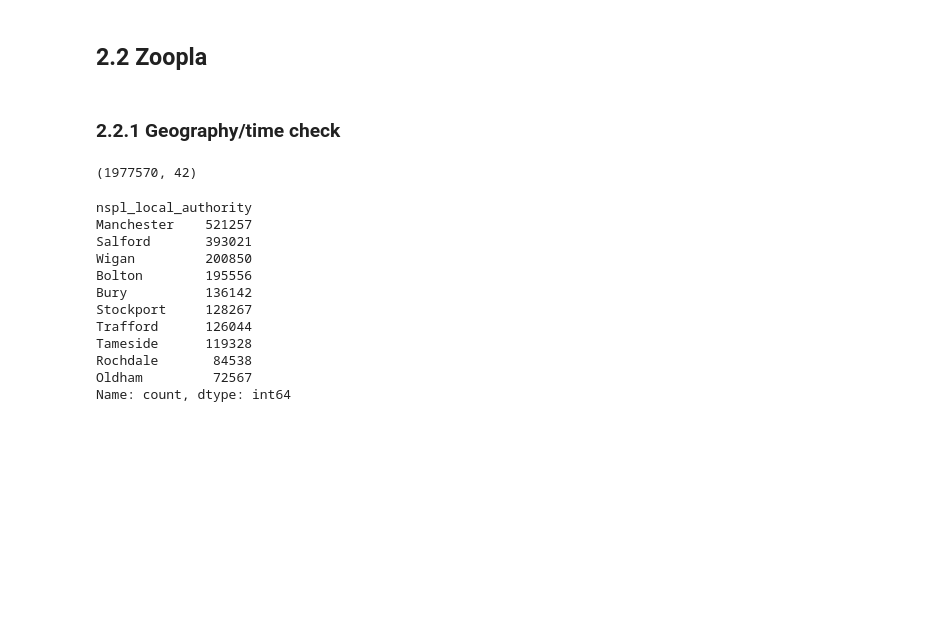
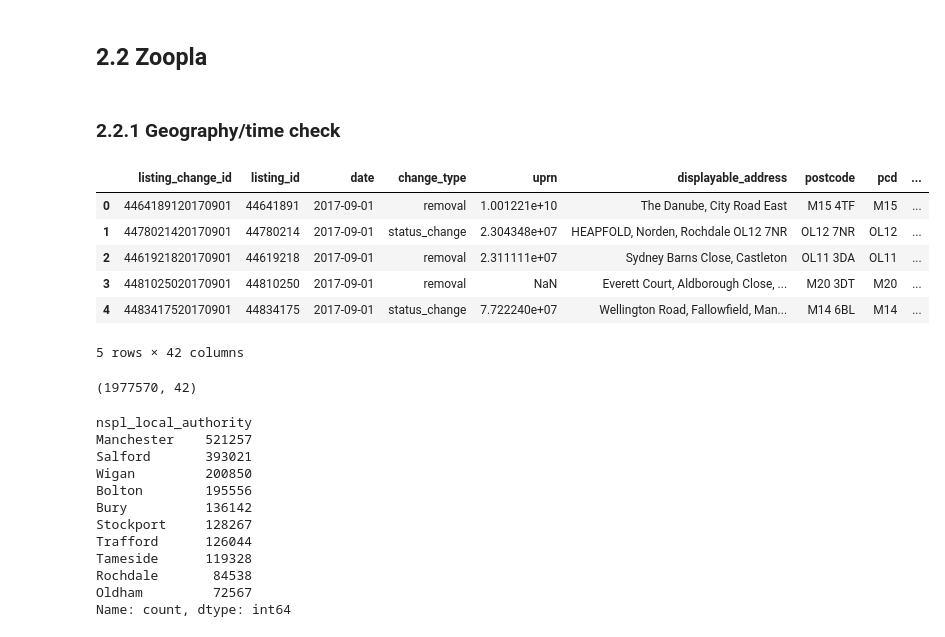
Before and after one commit to YunbeiOu/WTP_EPC_EnergyCrisis, a Jupyter notebook: notebooks/01data-preparation.ipynb, the cells around one changed output. Cells and saved outputs as stored; diff of their text form; code cells hidden in the pictures; blank space fills up the shorter version.

```diff
--- a/notebooks/01data-preparation.ipynb
+++ b/notebooks/01data-preparation.ipynb
@@ -11,7 +20,7 @@ pd.set_option('display.max_rows', None)
 ## 1.1 EPC
 # %%
 # read data from all certificates
-dir = 'data/01_raw/EPC_all'
+dir = 'D:\\Data\\EPC_all\\all-domestic-certificates'
 
 las = os.listdir(dir)
 
@@ -405,6 +530,16 @@ epcs_dedu.to_csv('data/02_intermediate/epc.csv.gz', index=False, compression='gz
 ## 2.2 Zoopla
 # %% [markdown]
 ### 2.2.1 Geography/time check
+# %%
+listings.head()
+# %% [output]
+|  | listing_change_id | listing_id | date | change_type | uprn | displayable_address | postcode | pcd | ... |
+| 0 | 4464189120170901 | 44641891 | 2017-09-01 | removal | 1.001221e+10 | The Danube, City Road East | M15 4TF | M15 | ... |
+| 1 | 4478021420170901 | 44780214 | 2017-09-01 | status_change | 2.304348e+07 | HEAPFOLD, Norden, Rochdale OL12 7NR | OL12 7NR | OL12 | ... |
+| 2 | 4461921820170901 | 44619218 | 2017-09-01 | removal | 2.311111e+07 | Sydney Barns Close, Castleton | OL11 3DA | OL11 | ... |
+| 3 | 4481025020170901 | 44810250 | 2017-09-01 | removal | NaN | Everett Court, Aldborough Close, ... | M20 3DT | M20 | ... |
+| 4 | 4483417520170901 | 44834175 | 2017-09-01 | status_change | 7.722240e+07 | Wellington Road, Fallowfield, Man... | M14 6BL | M14 | ... |
+5 rows × 42 columns
 # %%
 listings.shape
 # %% [output]
```
Also changed, not shown: parts of 28 cells of this notebook, 1 other file.
